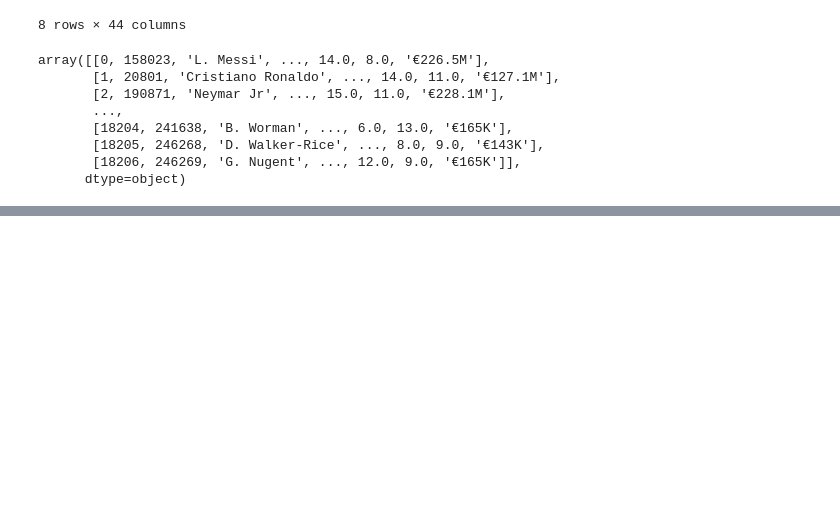
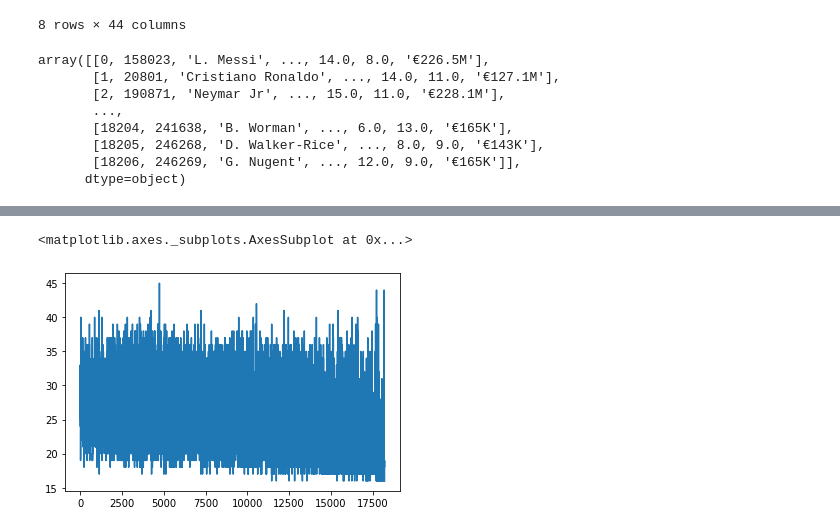
Before and after one commit to TheKinng96/PythonFifaDataAnalysing, a Jupyter notebook: fifa.ipynb, the cells around one changed output, grey strips where cells are left out. Cells and saved outputs as stored; diff of their text form; code cells hidden in the pictures; blank space fills up the shorter version.

```diff
--- a/fifa.ipynb
+++ b/fifa.ipynb
@@ -45,0 +92,5 @@ data_frame[data_frame["Age"] > 40]
+# %%
+data_frame["Age"].plot()
+# %% [output]
+<matplotlib.axes._subplots.AxesSubplot at 0x...>
+[figure, added]
```
Also changed, not shown: parts of 5 cells of this notebook.
